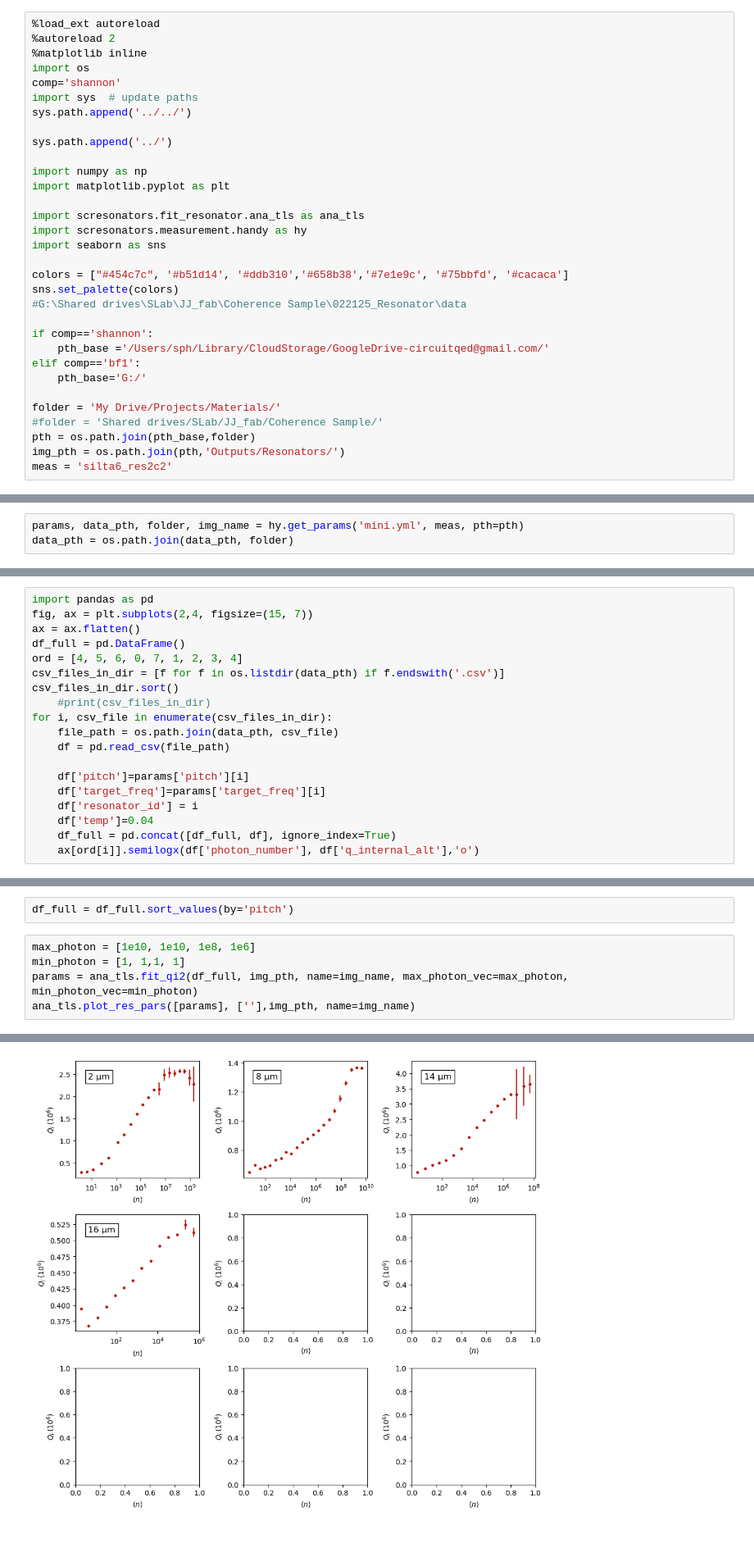
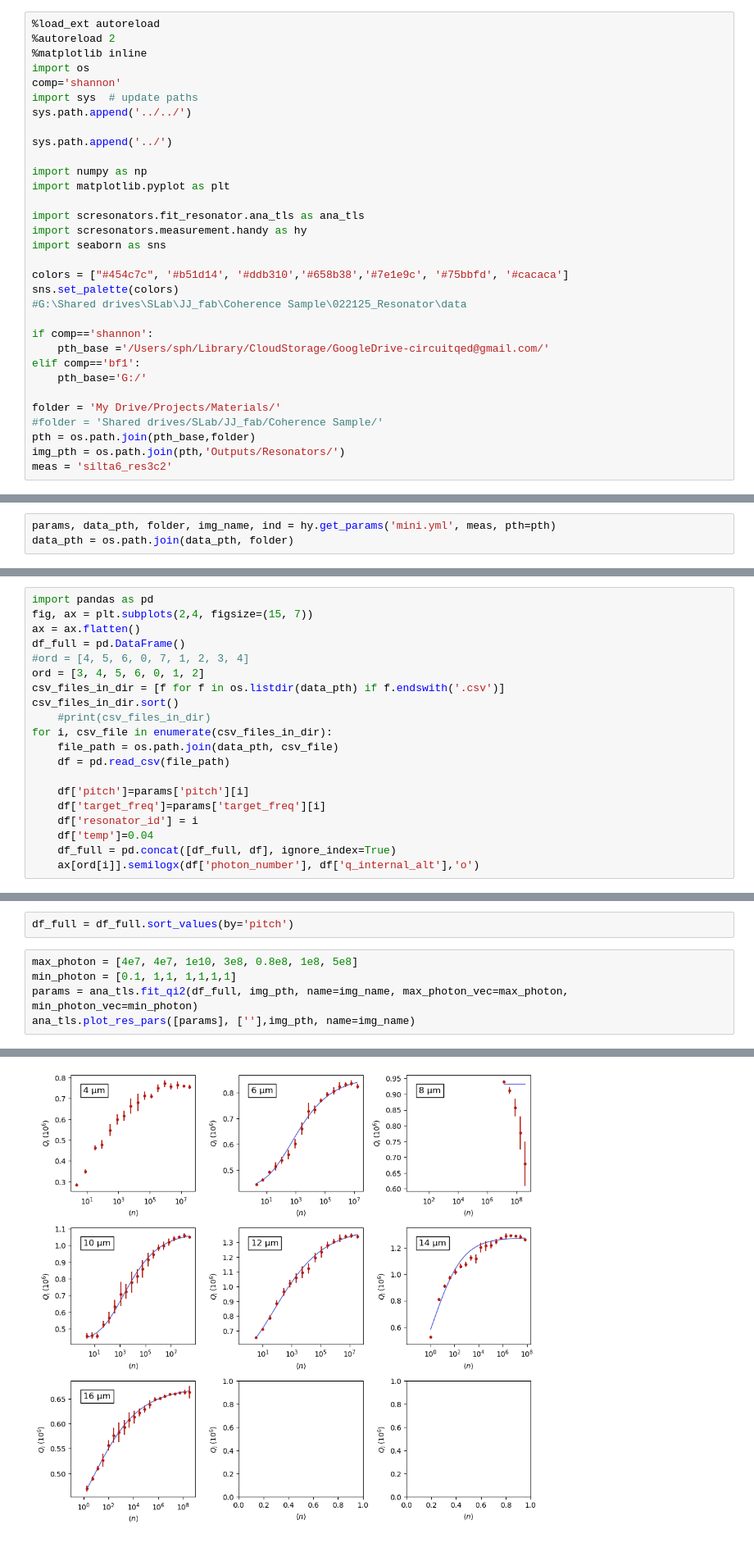
Before and after one commit to eesh-gupta/scresonators, a Jupyter notebook: plot_fits.ipynb, the cells around one changed output, grey strips where cells are left out. Shown: that part at 82% size. Drawn from its saved outputs; the diff is of its cells as text.

```diff
--- a/plot_fits.ipynb
+++ b/plot_fits.ipynb
@@ -29,10 +29,10 @@ folder = 'My Drive/Projects/Materials/'
 #folder = 'Shared drives/SLab/JJ_fab/Coherence Sample/'
 pth = os.path.join(pth_base,folder)
 img_pth = os.path.join(pth,'Outputs/Resonators/')
-meas = 'silta6_res2c2'
+meas = 'silta6_res3c2'
 # %% [output]
 The autoreload extension is already loaded. To reload it, use:
   %reload_ext autoreload
 # %%
-params, data_pth, folder, img_name = hy.get_params('mini.yml', meas, pth=pth)
+params, data_pth, folder, img_name, ind = hy.get_params('mini.yml', meas, pth=pth)
 data_pth = os.path.join(data_pth, folder)
@@ -41,7 +47,8 @@ import pandas as pd
 fig, ax = plt.subplots(2,4, figsize=(15, 7))
 ax = ax.flatten()
 df_full = pd.DataFrame()
-ord = [4, 5, 6, 0, 7, 1, 2, 3, 4]
+#ord = [4, 5, 6, 0, 7, 1, 2, 3, 4]
+ord = [3, 4, 5, 6, 0, 1, 2]
 csv_files_in_dir = [f for f in os.listdir(data_pth) if f.endswith('.csv')]
 csv_files_in_dir.sort()
     #print(csv_files_in_dir)
@@ -60,8 +67,8 @@ for i, csv_file in enumerate(csv_files_in_dir):
 # %%
 df_full = df_full.sort_values(by='pitch')
 # %%
-max_photon = [1e10, 1e10, 1e8, 1e6]
-min_photon = [1, 1,1, 1]
+max_photon = [4e7, 4e7, 1e10, 3e8, 0.8e8, 1e8, 5e8]
+min_photon = [0.1, 1,1, 1,1,1,1]
 params = ana_tls.fit_qi2(df_full, img_pth, name=img_name, max_photon_vec=max_photon, min_photon_vec=min_photon)
 ana_tls.plot_res_pars([params], [''],img_pth, name=img_name)
 # %% [output]
@@ -88,2 +83,2 @@ ValueError: Residuals are not finite in the initial point.
 No artists with labels found to put in legend.  Note that artists whose label start with an underscore are ignored when legend() is called with no argument.
-[figure, old version]
+[figure, new version]
```
Also changed, not shown: parts of 3 cells of this notebook, 2 other files.
